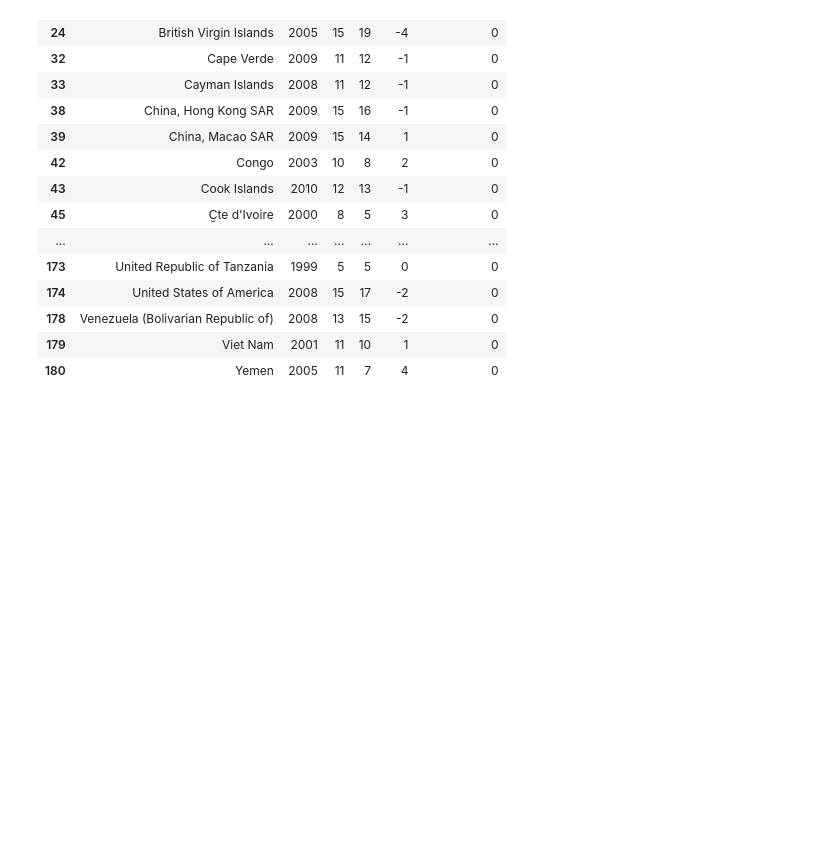
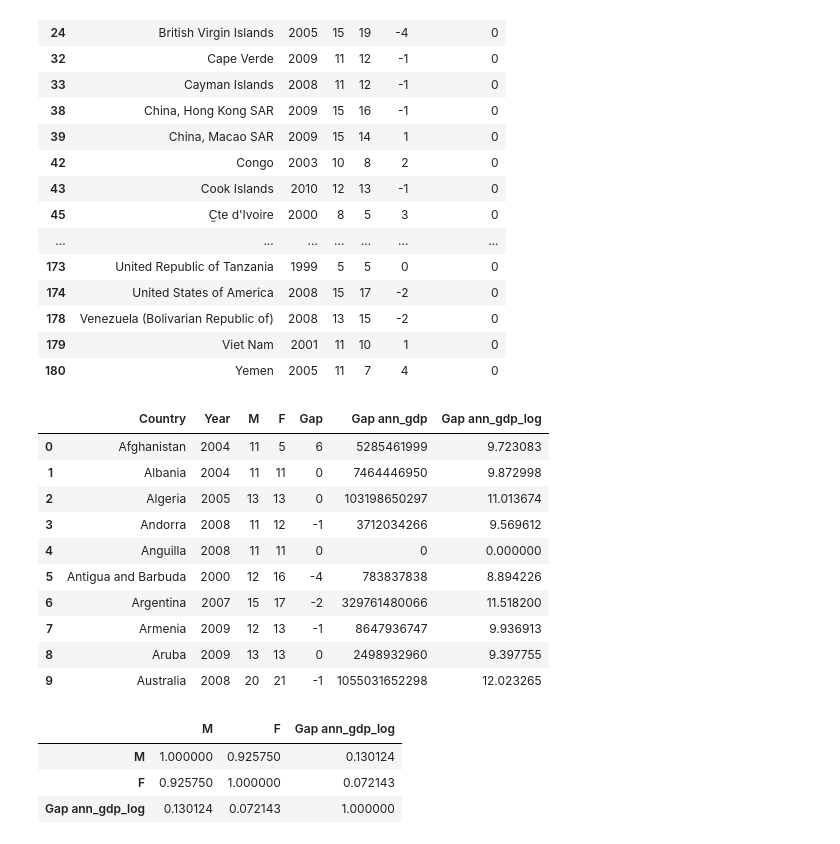
Before and after one commit to ike-okonkwo/TDS, a Jupyter notebook: TDS - UN Data .ipynb, the cells around one changed output. Cells and saved outputs as stored; diff of their text form; code cells hidden in the pictures; blank space fills up the shorter version.

```diff
--- a/TDS - UN Data .ipynb
+++ b/TDS - UN Data .ipynb
@@ -133,3 +134,25 @@ un_data[un_data['Gap ann_gdp'] == 0]
 | 178 | Venezuela (Bolivarian Republic of) | 2008 | 13 | 15 | -2 | 0 |
 | 179 | Viet Nam | 2001 | 11 | 10 | 1 | 0 |
 | 180 | Yemen | 2005 | 11 | 7 | 4 | 0 |
+# %%
+def log_transform(dt):
+    if dt == 0:
+        return 0
+    else:
+        return math.log10(dt)
+# %%
+un_data['Gap ann_gdp_log'] = un_data['Gap ann_gdp'].apply(log_transform)
+# %%
+un_data.head(10)
+# %% [output]
+|  | Country | Year | M | F | Gap | Gap ann_gdp | Gap ann_gdp_log |
+| 0 | Afghanistan | 2004 | 11 | 5 | 6 | 5285461999 | 9.723083 |
+| 1 | Albania | 2004 | 11 | 11 | 0 | 7464446950 | 9.872998 |
+| 2 | Algeria | 2005 | 13 | 13 | 0 | 103198650297 | 11.013674 |
+| 3 | Andorra | 2008 | 11 | 12 | -1 | 3712034266 | 9.569612 |
+| 4 | Anguilla | 2008 | 11 | 11 | 0 | 0 | 0.000000 |
+| 5 | Antigua and Barbuda | 2000 | 12 | 16 | -4 | 783837838 | 8.894226 |
+| 6 | Argentina | 2007 | 15 | 17 | -2 | 329761480066 | 11.518200 |
+| 7 | Armenia | 2009 | 12 | 13 | -1 | 8647936747 | 9.936913 |
+| 8 | Aruba | 2009 | 13 | 13 | 0 | 2498932960 | 9.397755 |
+| 9 | Australia | 2008 | 20 | 21 | -1 | 1055031652298 | 12.023265 |
@@ -135,0 +161,7 @@ un_data[un_data['Gap ann_gdp'] == 0]
+# %%
+un_data_corr.corr()
+# %% [output]
+|  | M | F | Gap ann_gdp_log |
+| M | 1.000000 | 0.925750 | 0.130124 |
+| F | 0.925750 | 1.000000 | 0.072143 |
+| Gap ann_gdp_log | 0.130124 | 0.072143 | 1.000000 |
```
Also changed, not shown: parts of 2 cells of this notebook.
